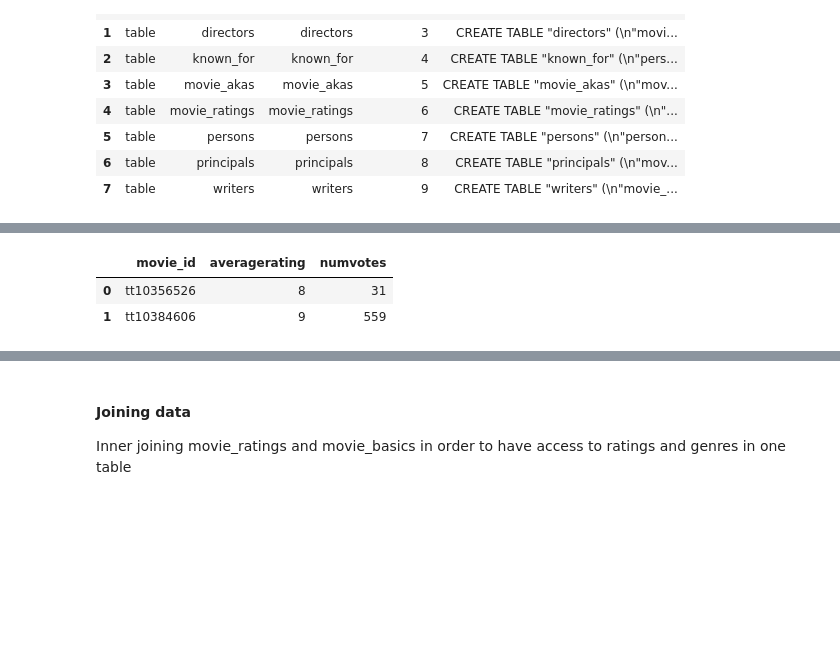
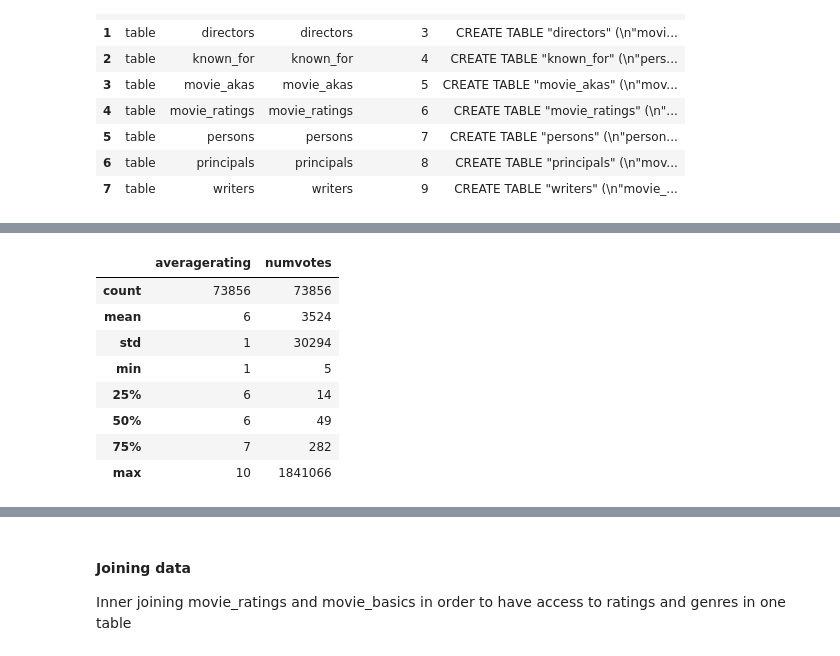
Before and after one commit to learn-co-curriculum/dsc-phase-1-project-v2-4, a Jupyter notebook: final_notebook.ipynb, the cells around one changed output, grey strips where cells are left out. Saved outputs shown, nothing was run; the diff lists cells and outputs as text; code cells hidden in the pictures; blank space fills up the shorter version.

```diff
--- a/final_notebook.ipynb
+++ b/final_notebook.ipynb
@@ -387,14 +393,20 @@ pd.read_sql("""
 # %%
 # Looking at movie_ratings
 pd.read_sql("""
             SELECT *
             FROM movie_ratings
-            LIMIT 2
-            """, con)
+
+            """, con).describe()
 # %% [output]
-|  | movie_id | averagerating | numvotes |
-| 0 | tt10356526 | 8 | 31 |
-| 1 | tt10384606 | 9 | 559 |
+|  | averagerating | numvotes |
+| count | 73856 | 73856 |
+| mean | 6 | 3524 |
+| std | 1 | 30294 |
+| min | 1 | 5 |
+| 25% | 6 | 14 |
+| 50% | 6 | 49 |
+| 75% | 7 | 282 |
+| max | 10 | 1841066 |
 # %%
 # pulling movie_budgets csv
 df_budget = pd.read_csv("zippedData/tn.movie_budgets.csv.gz")
```
Also changed, not shown: parts of 11 cells of this notebook, 1 other file.
